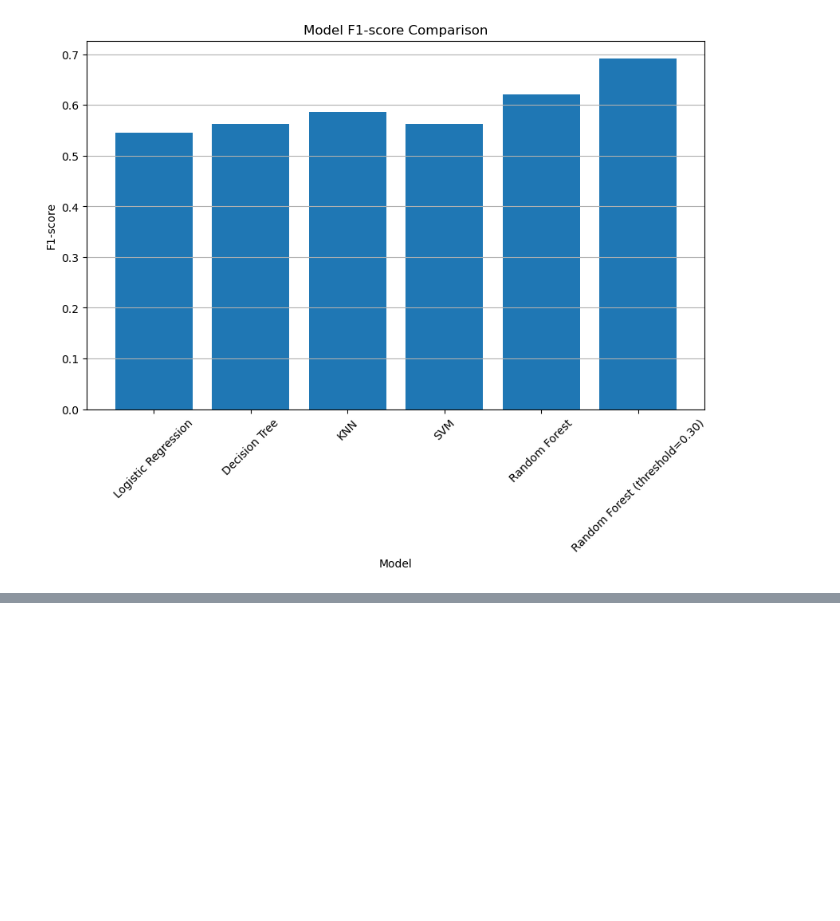
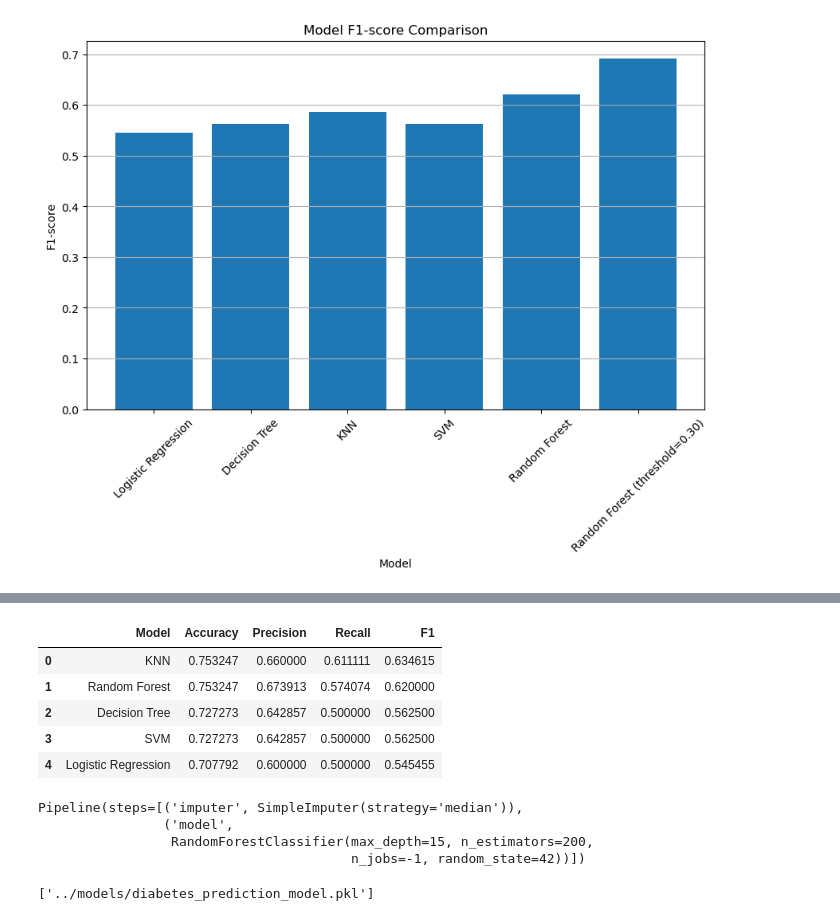
Before and after one commit to kindy10/DiabetesPrediction, a Jupyter notebook: notebooks/diabetes_prediction.ipynb, the cells around one changed output, grey strips where cells are left out. Saved outputs shown, nothing was run; the diff lists cells and outputs as text; code cells hidden in the pictures; blank space fills up the shorter version.

```diff
--- a/notebooks/diabetes_prediction.ipynb
+++ b/notebooks/diabetes_prediction.ipynb
@@ -1538,0 +1553,58 @@ model_comparison = model_comparison.drop_duplicates(
+# %%
+#Final model selection
+
+from sklearn.metrics import (
+    accuracy_score,
+    precision_score,
+    recall_score,
+    f1_score,
+    confusion_matrix
+)
+
+#Prediction from our best versions
+final_model_results = []
+
+models_to_compare = {
+    "Logistic Regression":y_pred,
+    "Decision Tree":best_dt_predictions,
+    "KNN": knn_predictions,
+    "SVM": best_svm_predictions,
+    "Random Forest":best_rf_predictions
+}
+for model_name, predictions in models_to_compare.items():
+    final_model_results.append({
+        "Model":model_name,
+        "Accuracy":accuracy_score(y_test,predictions),
+        "Precision":precision_score(y_test,predictions),
+        "Recall":recall_score(y_test,predictions),
+        "F1":f1_score(y_test,predictions)
+    })
+final_comparison = pd.DataFrame(final_model_results)
+final_comparison = final_comparison.sort_values(
+    by="F1",
+    ascending=False).reset_index(drop=True)
+final_comparison
+# %% [output]
+|  | Model | Accuracy | Precision | Recall | F1 |
+| 0 | KNN | 0.753247 | 0.660000 | 0.611111 | 0.634615 |
+| 1 | Random Forest | 0.753247 | 0.673913 | 0.574074 | 0.620000 |
+| 2 | Decision Tree | 0.727273 | 0.642857 | 0.500000 | 0.562500 |
+| 3 | SVM | 0.727273 | 0.642857 | 0.500000 | 0.562500 |
+| 4 | Logistic Regression | 0.707792 | 0.600000 | 0.500000 | 0.545455 |
+# %%
+final_pipeline = Pipeline([
+    ("imputer", SimpleImputer(strategy="median")),
+    ("model", best_rf_model)
+])
+final_pipeline
+# %% [output]
+Pipeline(steps=[('imputer', SimpleImputer(strategy='median')),
+                ('model',
+                 RandomForestClassifier(max_depth=15, n_estimators=200,
+                                        n_jobs=-1, random_state=42))])
+# %%
+import joblib
+
+joblib.dump(final_pipeline,"../models/diabetes_prediction_model.pkl")
+# %% [output]
+['../models/diabetes_prediction_model.pkl']
```
Also changed, not shown: parts of 3 cells of this notebook.
